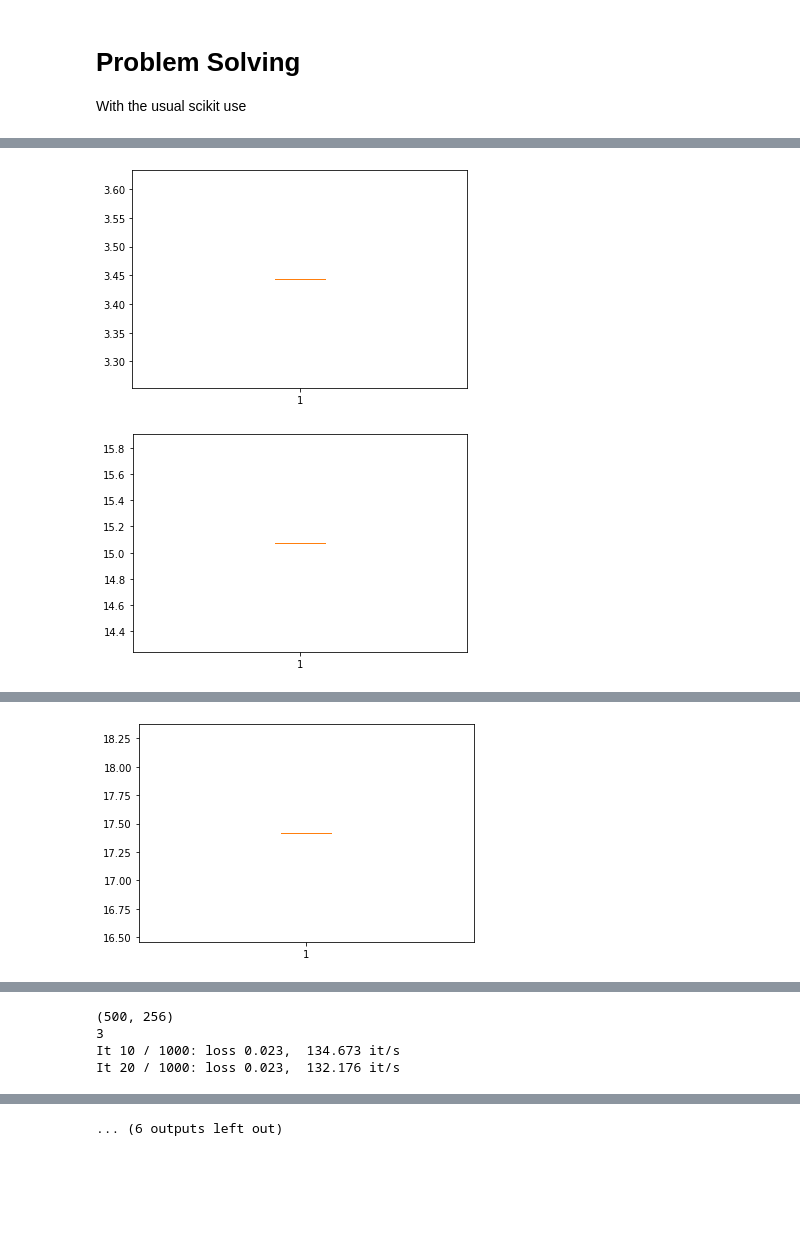
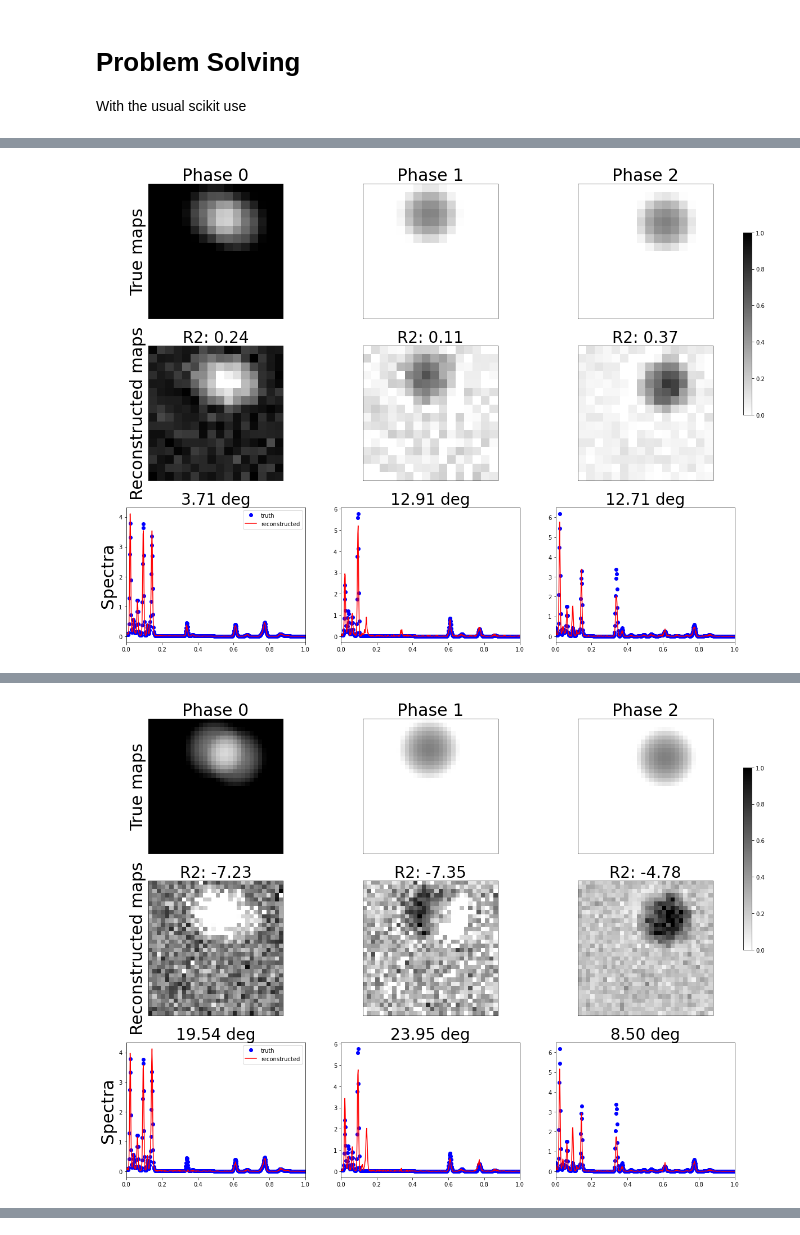
Before and after one commit to adriente/espm, a Jupyter notebook: notebooks/low_res_experiments.ipynb, the cells around one changed output, grey strips where cells are left out. Cells and saved outputs as stored; diff of their text form; code cells hidden in the pictures; blank space fills up the shorter version.

```diff
--- a/notebooks/low_res_experiments.ipynb
+++ b/notebooks/low_res_experiments.ipynb
@@ -33,7 +33,7 @@ There are three things to fill here :
 - The acquisition parameters in the ``spim.set_analysis_parameters()`` function. Be careful the previous metadata are overwritten. (I still need to build a function that does not overwrite the already present settings)
 - if required you can set the concentrations of some elements in some phases with the function ``spim.set_fixed_W()``. The name of the phases can be changed.
 # %%
-spim = hs.load("../generated_datasets/FpBrgCaPv_N293_paper_/sample_5.hspy")
+spim = hs.load("../generated_datasets/FpBrgCaPv_N293_paper/sample_5.hspy")
 
 # spim.axes_manager[-1].offset = 12000
 spim.set_signal_type("EDS_ESMPY")
@@ -115,47 +274,63 @@ ValueError: matmul: Input operand 0 does not have enough dimensions (has 0, gufu
 # %%
-downsampling_factors = [8,4,2]
+G = spim.build_G("bremsstrahlung")
+shape_2d = spim.shape_2d
+# phases, weights = spim.phases, spim.weights
+X = spim.X
+est = SmoothNMF( n_components = 3,tol=0.000001, max_iter = 1000, G = None, lambda_L= 0., mu=0., force_simplex=False, init="nndsvdar")
+Ximg = X.reshape((-1, pixels_side,pixels_side))
+print(Ximg.shape)
+
+downsampling_factors = [8,4,2,1]
 results_0 = []
 results_1 = []
 results_2 = []
 
+Hflat =None
+W = None
 for i in range(len(downsampling_factors)):
     downsample_factor_results_0 = []
     downsample_factor_results_1 = []
     downsample_factor_results_2 = []
 
-    for j in range(1):
 
-        n = downsampling_factors[i]
-        X_ = downsample(Ximg,n)
-        Xflat = X_.reshape((X_.shape[0], -1))
-        print(Xflat.shape)
-        D = est.fit_transform(Xflat)
-        Hflat = est.H_
-        W = est.W_
+    n = downsampling_factors[i]
+    X_ = downsample(Ximg,n)
+    Xflat = X_.reshape((X_.shape[0], -1))
+    if (i > 0):
+        print(Hflat.shape)
+        H = Hflat.reshape((-1, pixels_side//n//2, pixels_side//n//2))
+        H = H.repeat(2, axis = 1).repeat(2, axis = 2)
+        Hflat = H.reshape((-1, pixels_side*pixels_side//n//n)) +0.1
+        print(H.shape)
+        print(Xflat.shape, W.shape, Hflat.shape)
+        W =  W
 
-        Wdot = spim.phases
-        Hflatdot = downsample_flat(spim.maps,n, pixels_side)
+    D = est.fit_transform(Xflat)
+    Hflat = est.H_
+    W = est.W_
 
-        angles, _ = find_min_angle(Wdot.T, W.T, unique=True, get_ind=True)
+    Wdot = spim.phases
+    Hflatdot = downsample_flat(spim.maps,n, pixels_side)
 
-        downsample_factor_results_0.append(angles[0])
-        downsample_factor_results_1.append(angles[1])
-        downsample_factor_results_2.append(angles[2])
+    angles, _ = find_min_angle(Wdot.T, W.T, unique=True, get_ind=True)
 
-    results_0.append(downsample_factor_results_0)
-    results_1.append(downsample_factor_results_1)
-    results_2.append(downsample_factor_results_2)
 
-    plt.boxplot(results_0)
-    plt.show()
+    results_0.append(angles[0])
+    results_1.append(angles[1])
+    results_2.append(angles[2])
 
-    plt.boxplot(results_1)
 
-    plt.show()
-
-    plt.boxplot(results_2)
-    plt.show()
 
 
     plot_results(Wdot, W, Hflatdot, Hflat, pixels_side//n)
+
+plt.plot([pixels_side//downsampling_factors[i] for i in range(len(downsampling_factors))], results_0)
+plt.show()
+
+plt.plot([pixels_side//downsampling_factors[i] for i in range(len(downsampling_factors))], results_1)
+
+plt.show()
+
+plt.plot([pixels_side//downsampling_factors[i] for i in range(len(downsampling_factors))], results_2)
+plt.show()
 # %% [output]
@@ -187,2 +372 @@ Stopped after 542 iterations in 0.0 minutes and 1.0 seconds.
-[figure, old version]
-[figure, old version]
+[figure, new version]
@@ -189 +390 @@ Stopped after 542 iterations in 0.0 minutes and 1.0 seconds.
-[figure, old version]
+[figure, new version]
@@ -191,4 +408,0 @@ Stopped after 542 iterations in 0.0 minutes and 1.0 seconds.
-(500, 256)
-3
-It 10 / 1000: loss 0.023,  134.673 it/s
-It 20 / 1000: loss 0.023,  132.176 it/s
@@ -216 +411,0 @@ Stopped after 364 iterations in 0.0 minutes and 2.0 seconds.
-... (6 outputs left out)
```
Also changed, not shown: parts of 11 cells of this notebook, 7 other files.
